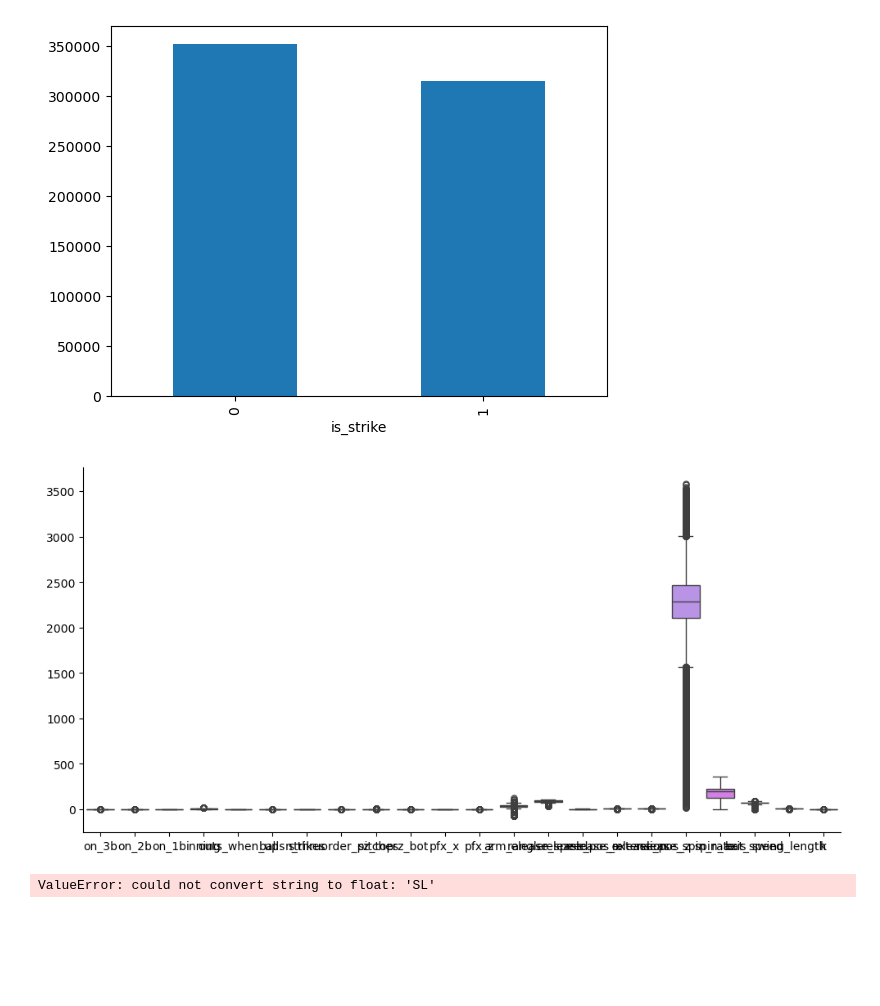
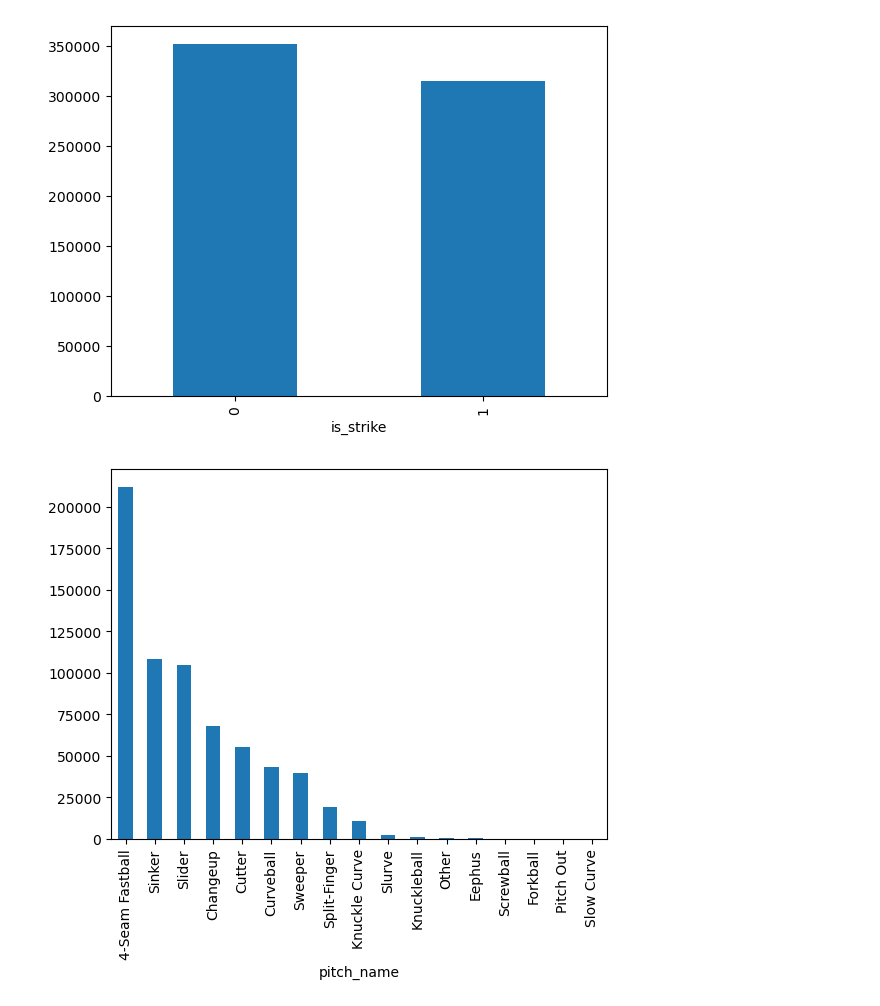
Before and after one commit to OffBayes/Strikeout-Prediction---2024, a Jupyter notebook: Strikeout-EDA.ipynb, the cells around one changed output. Saved outputs shown, nothing was run; the diff lists cells and outputs as text; code cells hidden in the pictures; blank space fills up the shorter version.

Commit message:
Added new figures looking at the qualities of each pitch.

```diff
--- a/Strikeout-EDA.ipynb
+++ b/Strikeout-EDA.ipynb
@@ -59,20 +77,9 @@ training_data_df.is_strike.value_counts().plot(kind='bar',ax=ax)
 plt.show()
 # %% [output]
 [figure]
-# %%
-training_inputs = training_data_df.drop(columns=['is_strike','index'])
-input_names = training_inputs.columns
-
-sns.catplot(data = training_inputs, kind='box', aspect=2)
-
-plt.show()
-# %% [output]
-[figure, removed]
-# %%
-standard_inputs = pd.DataFrame(StandardScaler().fit_transform(training_inputs.to_numpy()),columns=input_names)
-
-sns.catplot(data = standard_inputs, kind='box', aspect=2)
-
-plt.show()
-# %% [output]
-ValueError: could not convert string to float: 'SL'
+# %%
+fig, ax = plt.subplots()
+training_data_df.pitch_name.value_counts().plot(kind='bar',ax=ax)
+plt.show()
+# %% [output]
+[figure, added]
```
Also changed, not shown: parts of 9 cells of this notebook.
